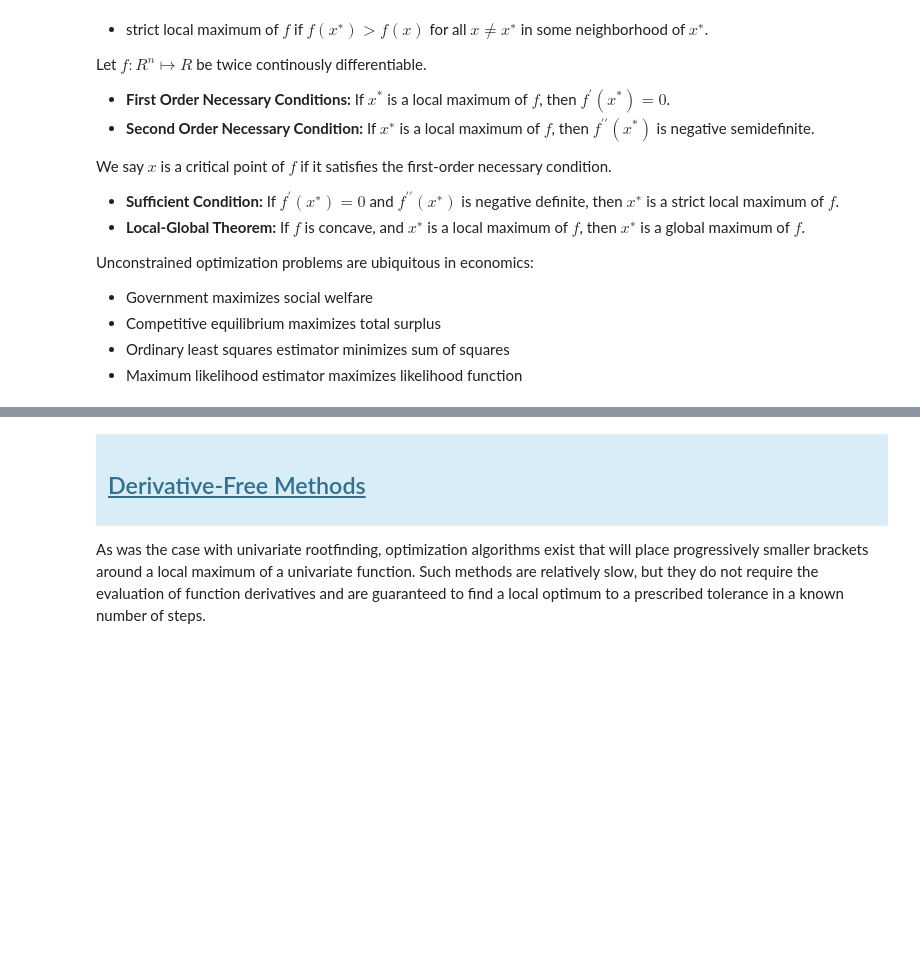
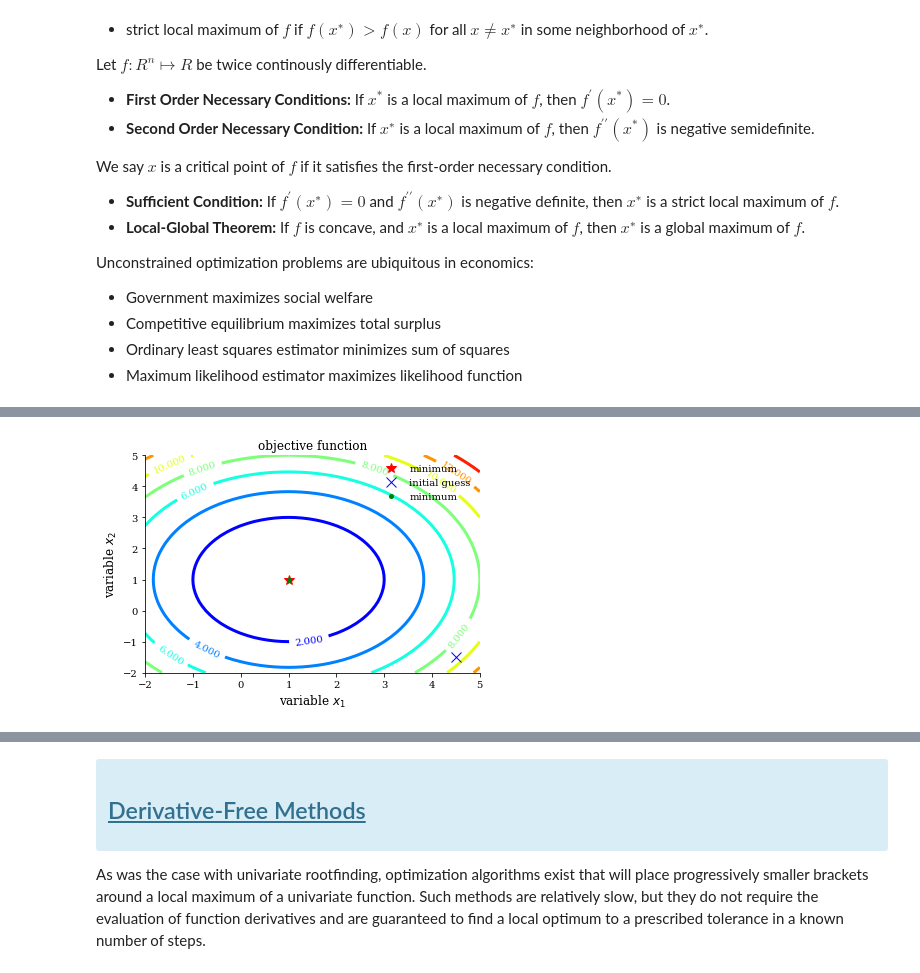
Before and after one commit to OpenSourceEconomics/ose-course-scientific-computing, a Jupyter notebook: lectures/optimization/notebook.ipynb, the cells around one changed output, grey strips where cells are left out. Drawn from its saved outputs; the diff is of its cells as text; code cells hidden in the pictures; blank space fills up the shorter version.

```diff
--- a/lectures/optimization/notebook.ipynb
+++ b/lectures/optimization/notebook.ipynb
@@ -76,0 +146,6 @@ plt.contour(X, Y, Z, 200, cmap="RdGy")
+# %%
+from optimization_plots import plot_contour
+
+plt = plot_contour(get_test_function_p, np.array([[1, 1]]), "minimum")
+# %% [output]
+[figure, added]
```
Also changed, not shown: parts of 28 cells of this notebook, 3 other files.
